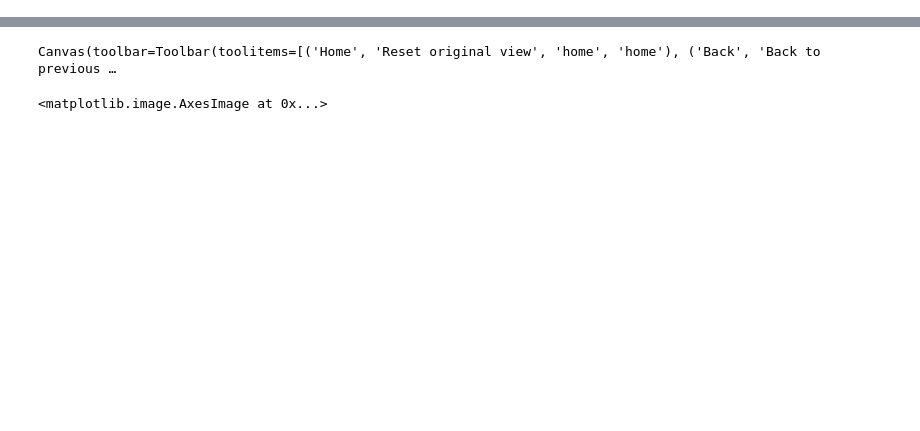
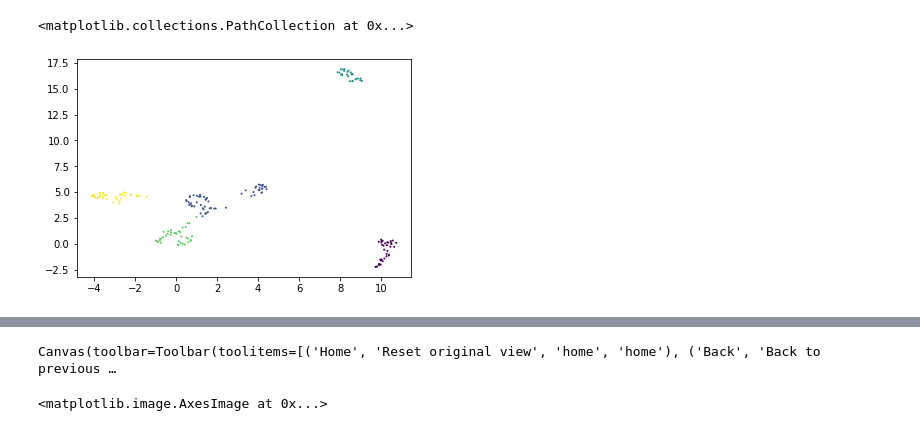
Before and after one commit to GiocomoLab/AlexA_Library, a Jupyter notebook: NP_python/umapTest.ipynb, the cells around one changed output, grey strips where cells are left out. Cells and saved outputs as stored; diff of their text form; code cells hidden in the pictures; blank space fills up the shorter version.

```diff
--- a/NP_python/umapTest.ipynb
+++ b/NP_python/umapTest.ipynb
@@ -61,0 +51,4 @@ Canvas(toolbar=Toolbar(toolitems=[('Home', 'Reset original view', 'home', 'home'
+# %%
+from sklearn.cluster import DBSCAN,KMeans
+db = DBSCAN(eps=0.3,min_samples=5).fit(X_new)
+dbk = KMeans(n_clusters=5).fit(X_new)
@@ -61,0 +67,6 @@ Canvas(toolbar=Toolbar(toolitems=[('Home', 'Reset original view', 'home', 'home'
+# %%
+plt.figure()
+plt.scatter(X_new[:,0],X_new[:,1],marker='.',s=4,c=dbk.labels_)
+# %% [output]
+<matplotlib.collections.PathCollection at 0x...>
+[figure, added]
```
Also changed, not shown: parts of 19 cells of this notebook, 1 other file.
